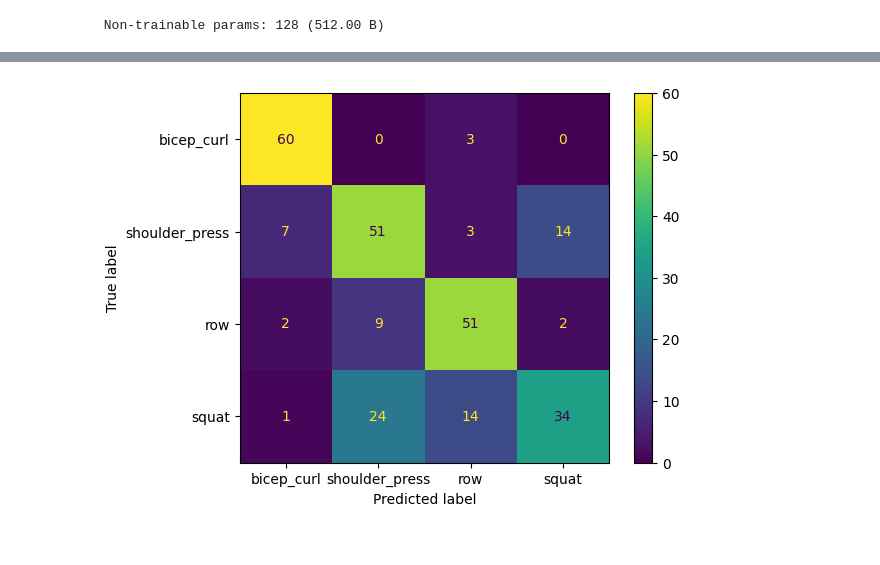
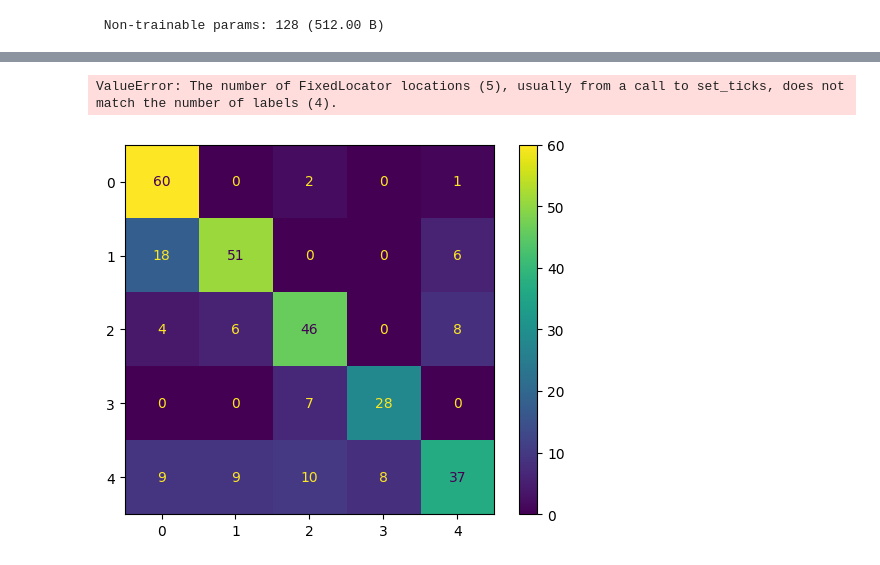
Before and after one commit to suzm10/wireless-imu-activity-tracking, a Jupyter notebook: data_process/process.ipynb, the cells around one changed output, grey strips where cells are left out. Cells and saved outputs as stored; diff of their text form; code cells hidden in the pictures.

```diff
--- a/data_process/process.ipynb
+++ b/data_process/process.ipynb
@@ -117,15 +117,15 @@ test_labels = [0, 0, 0, 0, 0, 0, 0, 0, 1, 1, 1, 1, 1, 1, 1, 1, 2, 2, 2, 2, 2, 2,
 # %%
 warnings.filterwarnings('ignore', category=FutureWarning)
 
-file = "../data2/bicep_curl/squat_jake_set1_reps10_1.csv"
+file = "../data2/bicep_curl/bicep_andrew_set3_reps10_1.csv"
 df = create_df(file)
 peaks, valleys, peakvals, valleyvals = get_peaks_and_valleys(df, 120)
-plot_df(df, "Squat", peaks, valleys)
+plot_df(df, "Bicep Curl", peaks, valleys)
 start, end, num_peaks, num_valleys = get_num_reps(df, peakvals, valleyvals)
 
 df = df.iloc[start:end]
 df = smooth_and_resample(df)
-plot_df(df, "Squat")
+plot_df(df, "Bicep Curl")
 # %% [output]
 ../data2/bicep_curl/bicep_andrew_set3_reps10_1.csv
    timestamp  accel_x  accel_y  accel_z  gyro_x  gyro_y  gyro_z  accel_mag  \
@@ -184,9 +184,7 @@ for file, label in training_files.items():  # Need the label!
     df = cropped_df(file)
     df = add_barbell_features(df)
     # Segment FIRST (on original length data)
-    file_tokens = file.split("_")
-    exercise = file_tokens[0]
-    reps = segment_into_reps(df, exercise, min_rep_length=15, max_rep_length=500)
+    reps = segment_into_reps(df, min_rep_length=15, max_rep_length=500)
 
     # THEN resample each rep individually
     for rep in reps:
@@ -198,9 +196,7 @@ for file, label in training_files.items():  # Need the label!
 for file, label in test_files.items():  # Need the label!
     df = cropped_df(file)
     df = add_barbell_features(df)
-    file_tokens = file.split("_")
-    exercise = file_tokens[0]
-    reps = segment_into_reps(df, exercise, min_rep_length=15, max_rep_length=500)
+    reps = segment_into_reps(df, min_rep_length=15, max_rep_length=500)
 
     for rep in reps:
         rep_resampled = smooth_and_resample(rep, target_len=100)
@@ -350,20 +346,20 @@ print(np.bincount(y_test))
 train_mask = np.array(y_train) != 3
 test_mask = np.array(y_test) != 3
 
-X_train_no_dead = X_train[train_mask]
-y_train_no_dead = np.array(y_train)[train_mask]
-X_test_no_dead = X_test[test_mask]
-y_test_no_dead = np.array(y_test)[test_mask]
+#X_train_no_dead = X_train[train_mask]
+#y_train_no_dead = np.array(y_train)[train_mask]
+#X_test_no_dead = X_test[test_mask]
+#y_test_no_dead = np.array(y_test)[test_mask]
 
-print(X_train_no_dead[:5])
+#print(X_train_no_dead[:5])
 
 num_classes = 5
-y_train_cat = to_categorical(y_train_no_dead, num_classes)
-y_test_cat = to_categorical(y_test_no_dead, num_classes)
+y_train_cat = to_categorical(y_train, num_classes)
+y_test_cat = to_categorical(y_test, num_classes)
 
-X_train = np.asarray(X_train_no_dead)
+X_train = np.asarray(X_train)
 y_train = np.asarray(y_train_cat)
-X_test = np.asarray(X_test_no_dead)
+X_test = np.asarray(X_test)
 y_test = np.asarray(y_test_cat)
 # %% [output]
 training_files.values(): [0, 0, 0, 0, 0, 0, 0, 0, 1, 1, 1, 1, 1, 1, 1, 1, 2, 2, 2, 2, 2, 2, 2, 2, 3, 3, 3, 3, 3, 4, 4, 4, 4, 4, 4, 4, 4, 0, 1, 2, 3, 4, 3, 3]
@@ -471,8 +456,8 @@ print("Accuracy:", accuracy_score(y_true, y_pred))
 print("Classification Report:\n", classification_report(y_true, y_pred))
 
 print(cm)
-#class_names = ["bicep_curl", "shoulder_press", "row", "deadlift", "squat"]
-class_names = ["bicep_curl", "shoulder_press", "row", "squat"]
+class_names = ["bicep_curl", "shoulder_press", "row", "deadlift", "squat"]
+#class_names = ["bicep_curl", "shoulder_press", "row", "squat"]
 disp = ConfusionMatrixDisplay(confusion_matrix=cm, display_labels=class_names) # class_names are optional
 disp.plot()
 plt.show()
@@ -497,4 +482,5 @@ Epoch 6/50
+ValueError: The number of FixedLocator locations (5), usually from a call to set_ticks, does not match the number of labels (4).
-[figure, old version]
+[figure, new version]
 # %%
 #for i, y in enumerate(y_pred):
 #    if y != y_true[i]:
```
Also changed, not shown: parts of 14 cells of this notebook, 1 other file.
